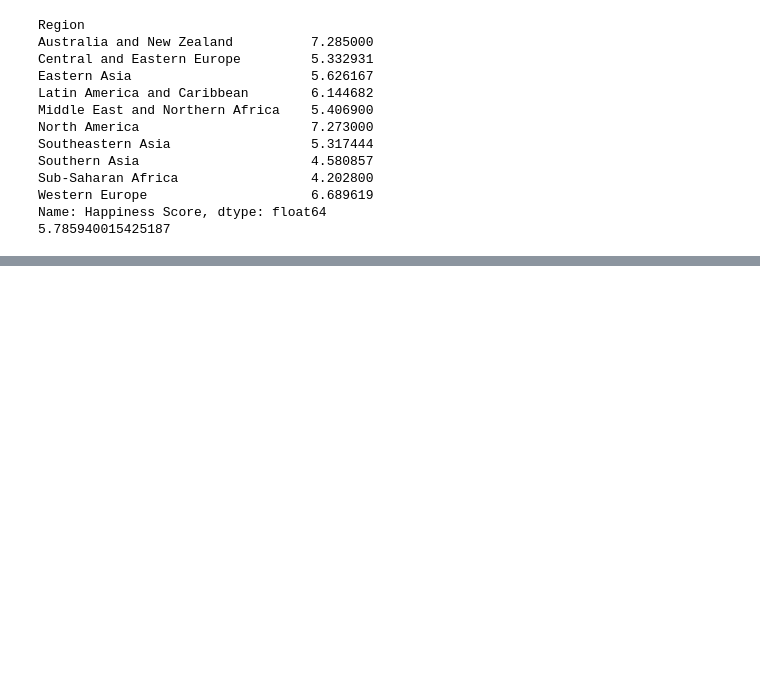
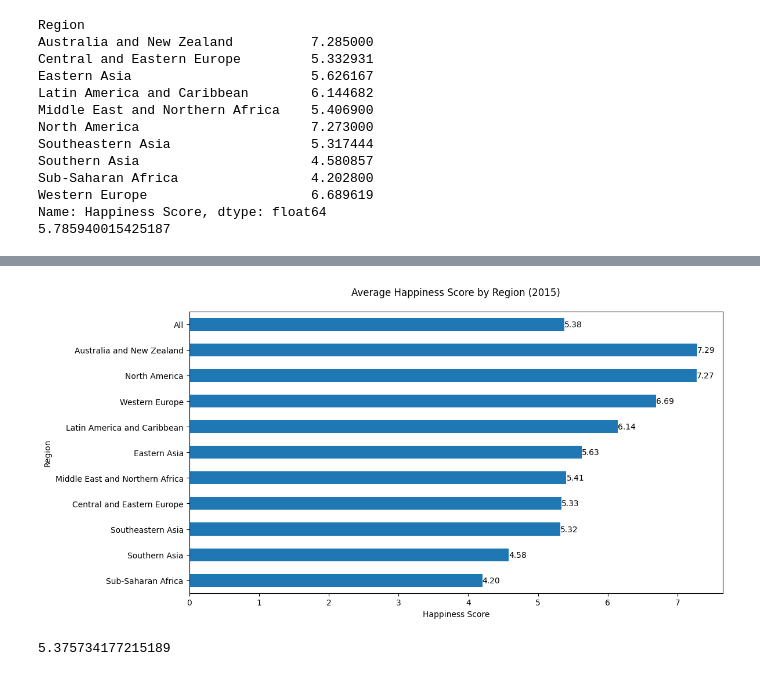
Before and after one commit to pilauria/worlds_happiness, a Jupyter notebook: notebooks/worlds_happiness.ipynb, the cells around one changed output, grey strips where cells are left out. Saved outputs shown, nothing was run; the diff lists cells and outputs as text; code cells hidden in the pictures; blank space fills up the shorter version.

```diff
--- a/notebooks/worlds_happiness.ipynb
+++ b/notebooks/worlds_happiness.ipynb
@@ -273,0 +339,42 @@ Name: Happiness Score, dtype: float64
+# %%
+# Calculate mean happiness score by region
+regional_means = df.groupby('Region')['Happiness Score'].mean()
+
+# Calculate overall mean
+overall_mean = df['Happiness Score'].mean()
+
+# Create a new Series with regional means and overall mean
+means_data = pd.concat([
+    regional_means,
+    pd.Series({'All': overall_mean})
+])
+
+# Sort values but keep 'All' at the end
+means_sorted = pd.concat([
+    means_data[means_data.index != 'All'].sort_values(ascending=True),
+    means_data[means_data.index == 'All']
+])
+
+# Create the plot
+plt.figure(figsize=(12, 6))
+ax = means_sorted.plot(kind='barh')
+
+# Customize the plot
+plt.title('Average Happiness Score by Region (2015)', pad=20)
+plt.xlabel('Happiness Score')
+plt.ylabel('Region')
+
+# Add value labels on the bars
+for i, v in enumerate(means_sorted):
+    ax.text(v, i, f'{v:.2f}', va='center')
+
+plt.tight_layout()
+plt.show()
+# %% [output]
+[figure, added]
+# %%
+#Calculate the mean of the Happiness Score column in the original happiness 2015 data set. Assign the result to world_mean_happiness
+world_mean_happiness = df['Happiness Score'].mean()
+print(world_mean_happiness)
+# %% [output]
+5.375734177215189
```
Also changed, not shown: parts of 4 cells of this notebook.
